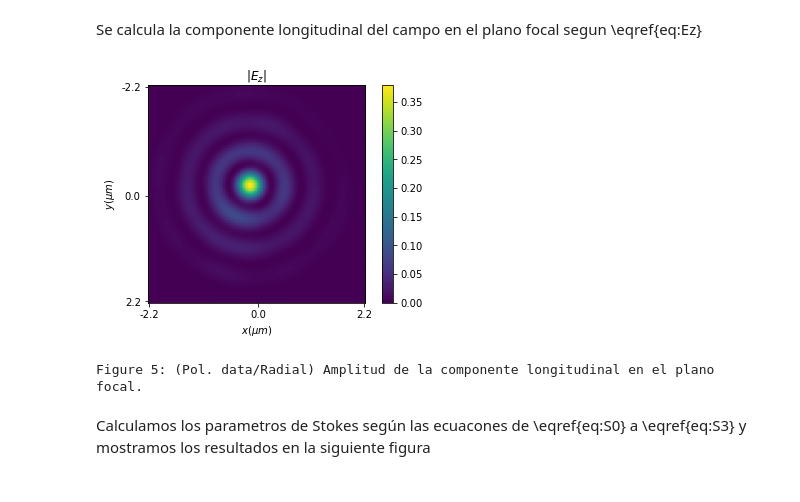
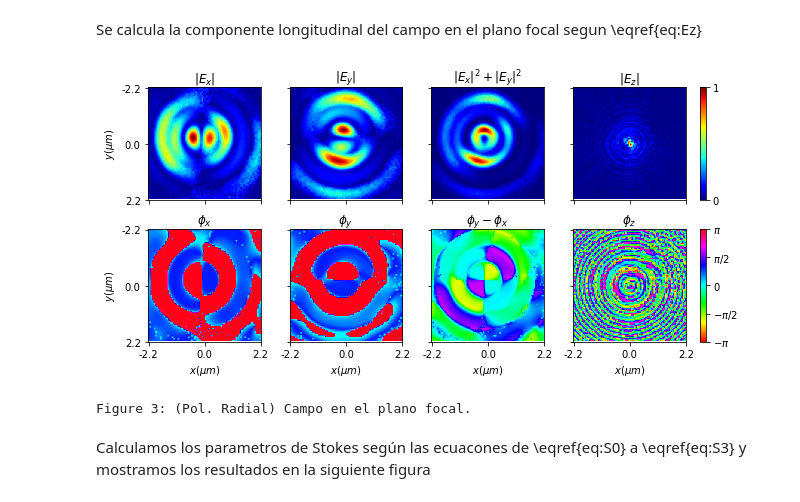
Before and after one commit to WavefrontEngUB/localStokes, a Jupyter notebook: Report.ipynb, the cells around one changed output. Cells and saved outputs as stored; diff of their text form; code cells hidden in the pictures.

```diff
--- a/Report.ipynb
+++ b/Report.ipynb
@@ -375,9 +361,18 @@ Figure 4: (Pol. Radial) Campo transversal en el plano focal, medido experimaneta
+# %%
+raw_data_radial = Path("data") / "Radial"
+
+radial_x, radial_y, radial_p = stokes3D.load_files(raw_data_radial)
+
+_, _, radial_z = stokes3D.get_z_component(radial_x, radial_y, radial_p)
 # %% [markdown]
 Se calcula la componente longitudinal del campo en el plano focal segun \eqref{eq:Ez}
-# %%
-plot_longitudinal_field("data/Radial")
-# %% [output]
-[figure, removed]
-Figure 5: (Pol. data/Radial) Amplitud de la componente longitudinal en el plano focal.
+# %%
+_ = plot_fields(np.abs(radial_x), np.angle(radial_x),
+                np.abs(radial_y), np.angle(radial_y),
+                np.abs(radial_z), np.angle(radial_z),
+               trim=int(2**6.5), label="Radial")
+# %% [output]
+[figure, added]
+Figure 3: (Pol. Radial) Campo en el plano focal.
 # %% [markdown]
 Calculamos los parametros de Stokes según las ecuacones de \eqref{eq:S0} a \eqref{eq:S3} y mostramos los resultados en la siguiente figura
```
Also changed, not shown: parts of 9 cells of this notebook.
